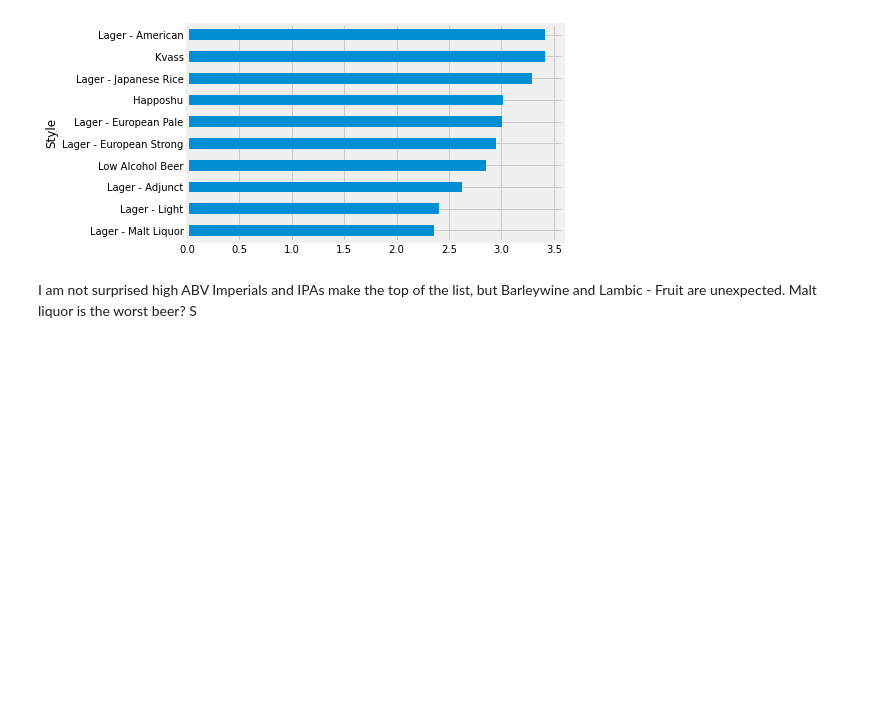
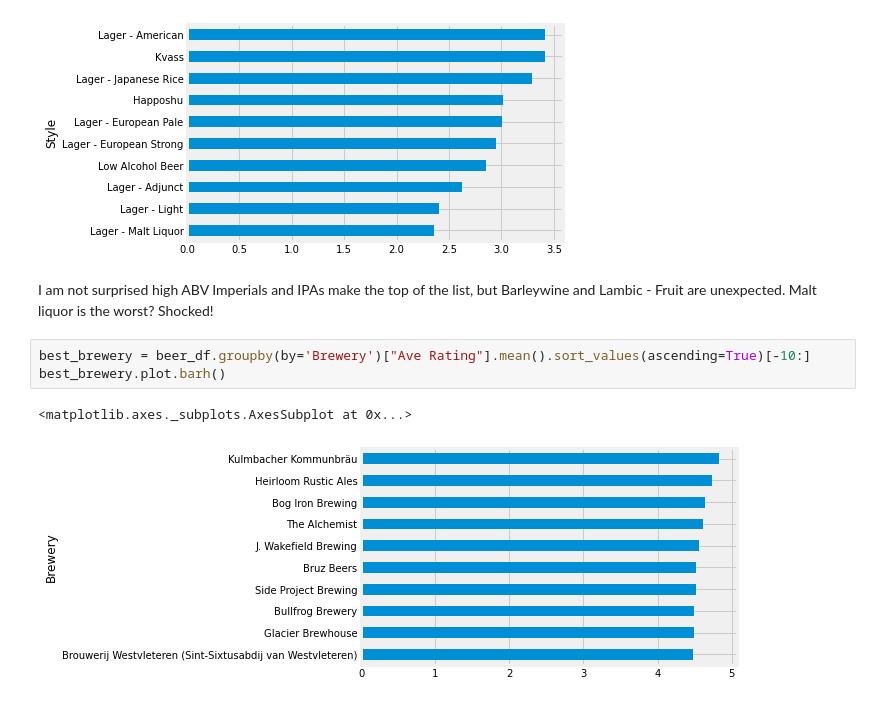
Before and after one commit to jmerali3/Beer_EDA, a Jupyter notebook: Beer_Exploration.ipynb, the cells around one changed output. Cells and saved outputs as stored; diff of their text form; blank space fills up the shorter version.

Commit message:
Add best and worst brewery

```diff
--- a/Beer_Exploration.ipynb
+++ b/Beer_Exploration.ipynb
@@ -91,4 +91,10 @@ style_beer_worst.plot.barh()
 <matplotlib.axes._subplots.AxesSubplot at 0x...>
 [figure]
 # %% [markdown]
-I am not surprised high ABV Imperials and IPAs make the top of the list, but Barleywine and Lambic - Fruit are unexpected. Malt liquor is the worst beer? S
+I am not surprised high ABV Imperials and IPAs make the top of the list, but Barleywine and Lambic - Fruit are unexpected. Malt liquor is the worst? Shocked!
+# %%
+best_brewery = beer_df.groupby(by='Brewery')["Ave Rating"].mean().sort_values(ascending=True)[-10:]
+best_brewery.plot.barh()
+# %% [output]
+<matplotlib.axes._subplots.AxesSubplot at 0x...>
+[figure, added]
```
Also changed, not shown: parts of 4 cells of this notebook.
